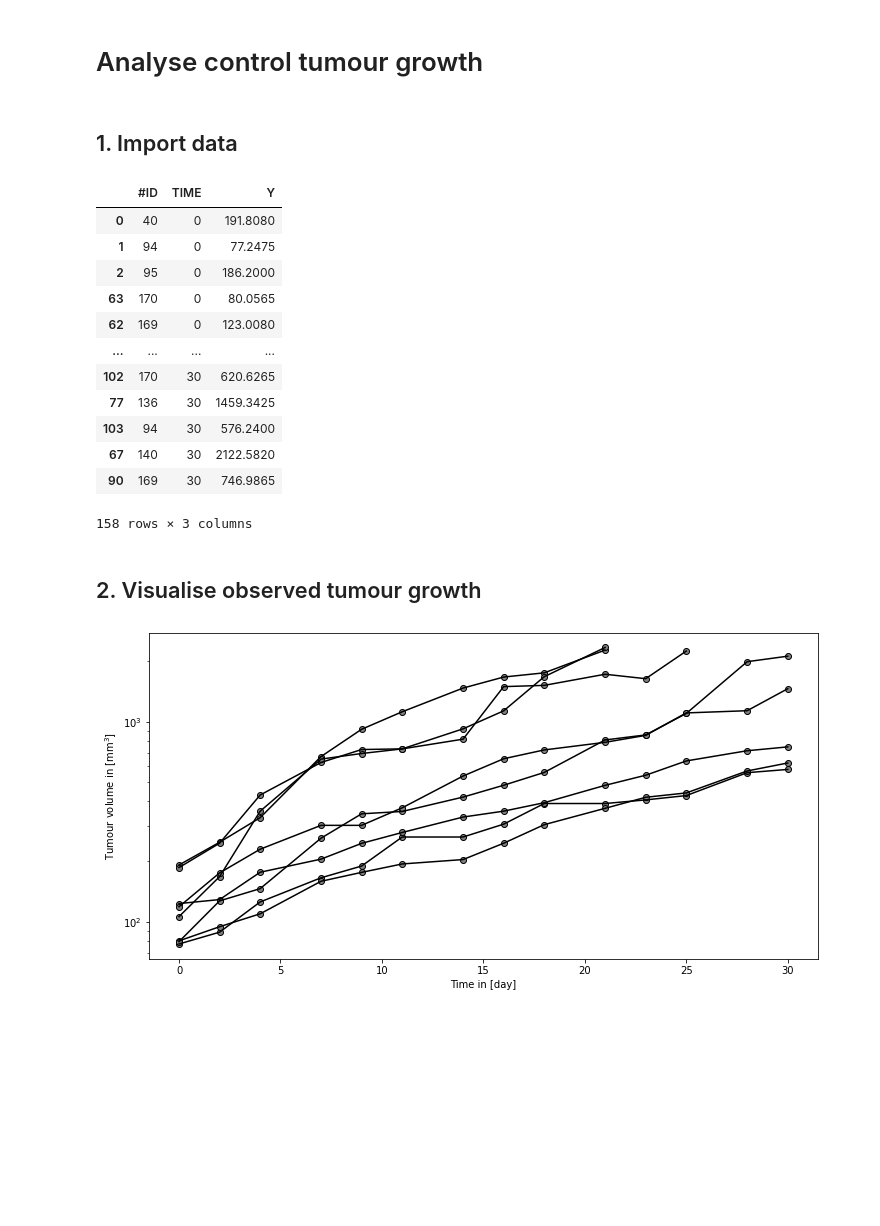
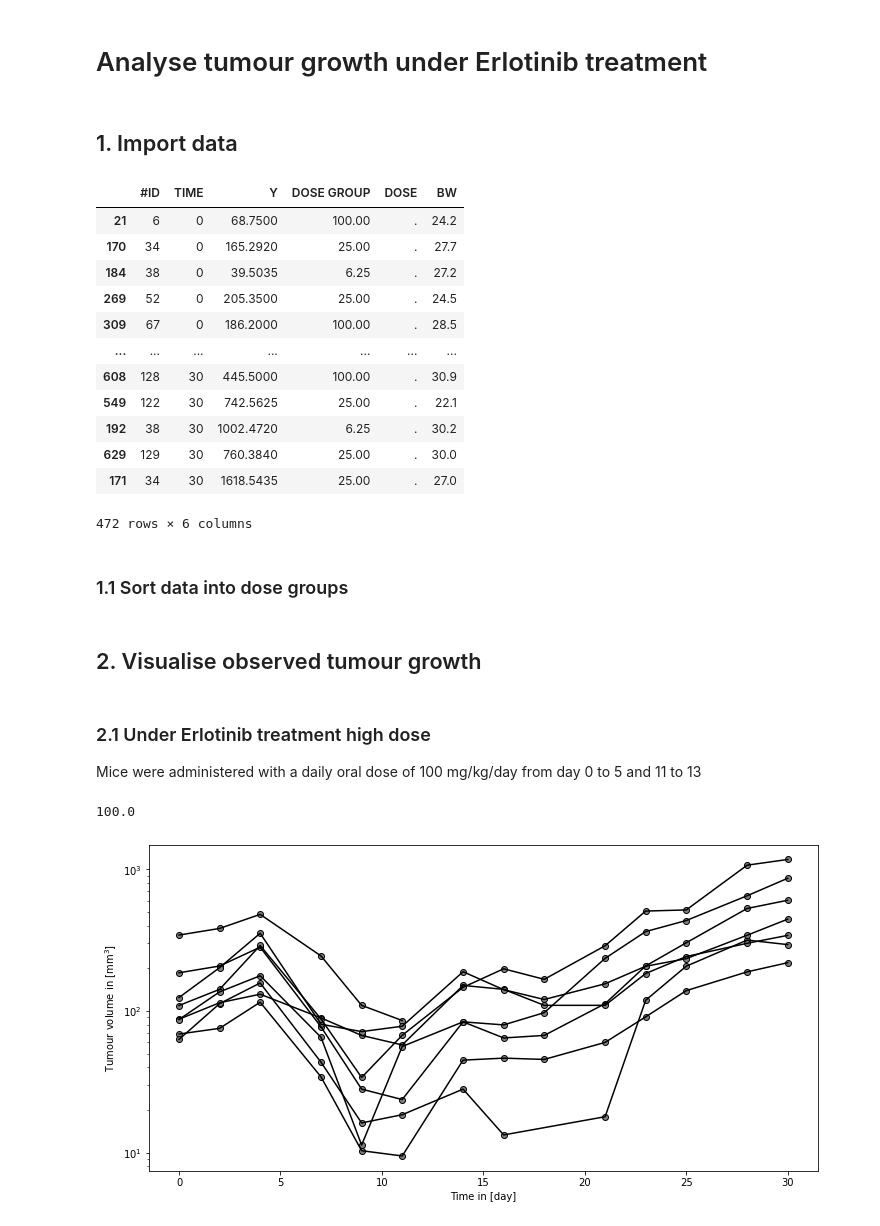
Before and after one commit to DavAug/ErlotinibGefitinib, a Jupyter notebook: erlotinib_growth_analysis.ipynb, the cells around one changed output. Drawn from its saved outputs; the diff is of its cells as text; code cells hidden in the pictures; blank space fills up the shorter version.

```diff
--- a/erlotinib_growth_analysis.ipynb
+++ b/erlotinib_growth_analysis.ipynb
@@ -1,5 +1,5 @@
 # %% [markdown]
-# Analyse control tumour growth
+# Analyse tumour growth under Erlotinib treatment
 # %% [markdown]
 ## 1. Import data
 # %%
@@ -8,14 +8,17 @@ import pandas as pd
 
 # Import data
 path = os.getcwd()
-data_raw = pd.read_csv(path + '/data/Ctrl_Growth_LXF.csv')
+data_raw = pd.read_csv(path + '/data/PKPD_ErloAndGefi_LXF.csv', sep=';')
 
 # Filter relevant information
-data = data_raw[['#ID', 'TIME', 'Y']]
+data = data_raw[['#ID', 'TIME', 'Y', 'DOSE GROUP', 'DOSE', 'BW']]
 
 # Convert TIME and Y to numeric values (currently strings)
 data['TIME'] = pd.to_numeric(data['TIME'], errors='coerce')
 data['Y'] = pd.to_numeric(data['Y'], errors='coerce')
+
+# Filter for Erlotinib data
+data = data[data_raw['DRUG'] == 1]
 
 # Sort TIME values (for plotting convenience)
 data.sort_values(by='TIME', inplace=True)
@@ -23,49 +26,67 @@ data.sort_values(by='TIME', inplace=True)
 # Show data
 data
 # %% [output]
-|  | #ID | TIME | Y |
-| 0 | 40 | 0 | 191.8080 |
-| 1 | 94 | 0 | 77.2475 |
-| 2 | 95 | 0 | 186.2000 |
-| 63 | 170 | 0 | 80.0565 |
-| 62 | 169 | 0 | 123.0080 |
-| ... | ... | ... | ... |
-| 102 | 170 | 30 | 620.6265 |
-| 77 | 136 | 30 | 1459.3425 |
-| 103 | 94 | 30 | 576.2400 |
-| 67 | 140 | 30 | 2122.5820 |
-| 90 | 169 | 30 | 746.9865 |
+|  | #ID | TIME | Y | DOSE GROUP | DOSE | BW |
+| 21 | 6 | 0 | 68.7500 | 100.00 | . | 24.2 |
+| 170 | 34 | 0 | 165.2920 | 25.00 | . | 27.7 |
+| 184 | 38 | 0 | 39.5035 | 6.25 | . | 27.2 |
+| 269 | 52 | 0 | 205.3500 | 25.00 | . | 24.5 |
+| 309 | 67 | 0 | 186.2000 | 100.00 | . | 28.5 |
+| ... | ... | ... | ... | ... | ... | ... |
+| 608 | 128 | 30 | 445.5000 | 100.00 | . | 30.9 |
+| 549 | 122 | 30 | 742.5625 | 25.00 | . | 22.1 |
+| 192 | 38 | 30 | 1002.4720 | 6.25 | . | 30.2 |
+| 629 | 129 | 30 | 760.3840 | 25.00 | . | 30.0 |
+| 171 | 34 | 30 | 1618.5435 | 25.00 | . | 27.0 |
-158 rows × 3 columns
+472 rows × 6 columns
+# %% [markdown]
+### 1.1 Sort data into dose groups
+# %%
+# Get dose groups
+groups = data['DOSE GROUP'].unique()
+
+# Sort into groups
+data_one = data[data['DOSE GROUP'] == groups[0]]
+data_two = data[data['DOSE GROUP'] == groups[1]]
+data_three = data[data['DOSE GROUP'] == groups[2]]
 # %% [markdown]
 ## 2. Visualise observed tumour growth
+# %% [markdown]
+### 2.1 Under Erlotinib treatment high dose
+
+Mice were administered with a daily oral dose of 100 mg/kg/day from day 0 to 5 and 11 to 13
 # %%
 import matplotlib.pyplot as plt
 
+# Display dose group
+print(groups[0])
+
 # Get unique animal IDs
-ids = data['#ID'].unique()
+ids = data_one['#ID'].unique()
 
 # Plot measurements
 fig = plt.figure(figsize=(12, 6))
 
 for i in ids:
     # Mask for individual
-    mask = data['#ID'] == i
-    time = data[mask]['TIME']
-    volume = data[mask]['Y']
+    mask = data_one['#ID'] == i
+    time = data_one[mask]['TIME']
+    volume = data_one[mask]['Y']
 
     # Filter out Nan values
     mask = volume.notnull()
     time = time[mask]
     volume = volume[mask]
 
     # Create semi log plot
     plt.semilogy(time, volume, color='black')
     plt.scatter(time, volume, color='gray', edgecolor='black')
 
 # Label axes
 plt.xlabel('Time in [day]')
 plt.ylabel(r'Tumour volume in [mm$^3$]')
 
 plt.show()
 # %% [output]
+100.0
-[figure, old version]
+[figure, new version]
```
Also changed, not shown: parts of 4 cells of this notebook, 7 other files.
